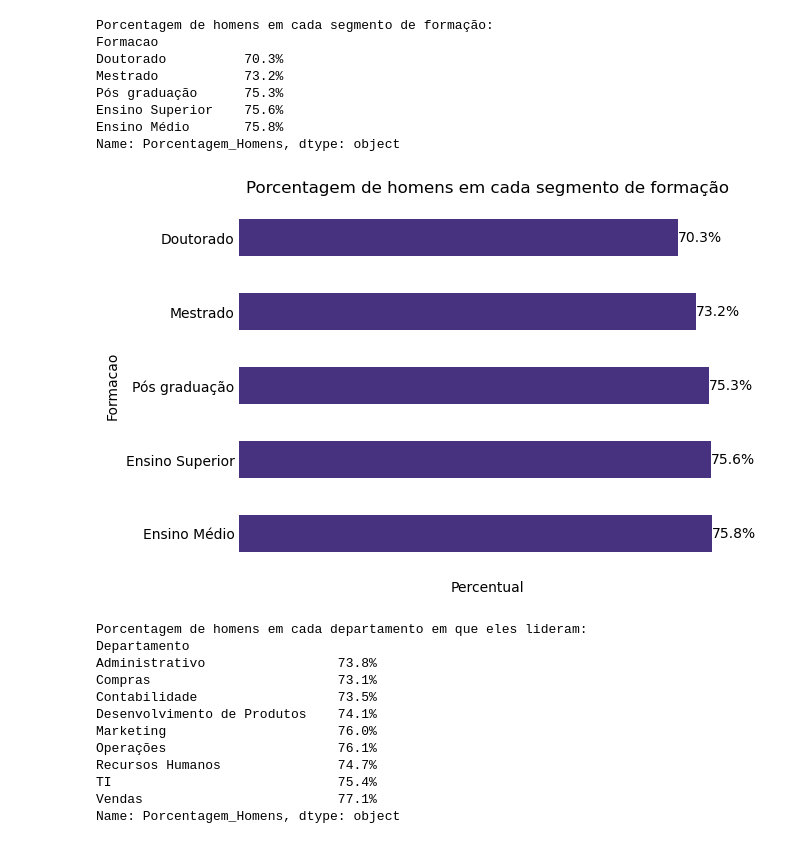
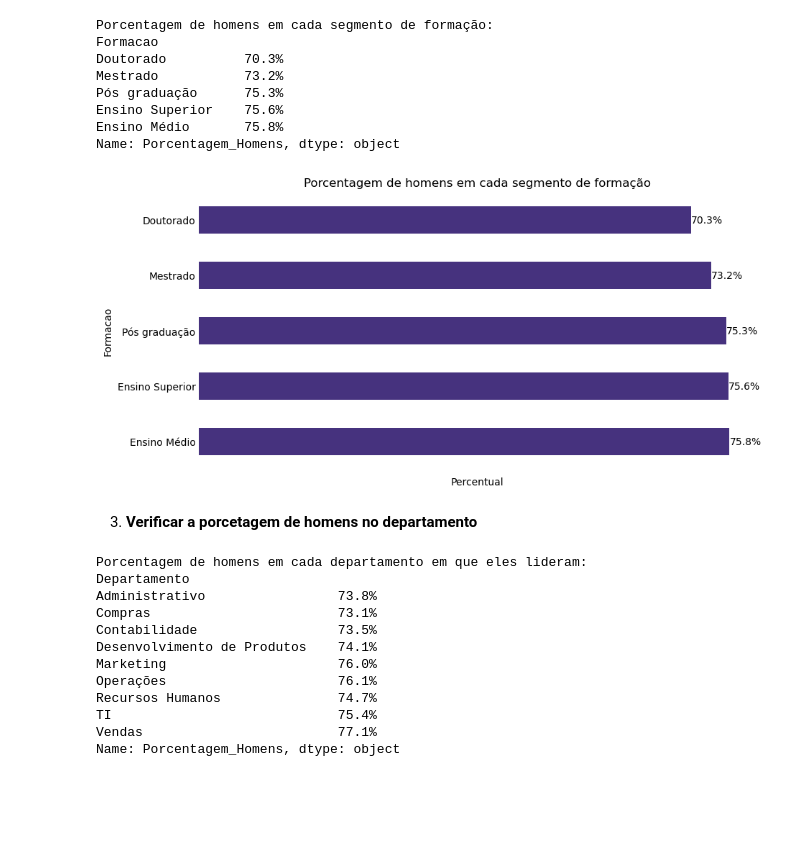
Before and after one commit to pedrolustosab/AdaHack-Dados, a Jupyter notebook: Análise Exploratória.ipynb, the cells around one changed output. Cells and saved outputs as stored; diff of their text form; code cells hidden in the pictures; blank space fills up the shorter version.

```diff
--- a/Análise Exploratória.ipynb
+++ b/Análise Exploratória.ipynb
@@ -182,6 +182,12 @@ Distribuição de gênero na empresa:
 M: 74.9%
 F: 25.1%
 # %%
+# Definir a paleta de cores Viridian
+sns.set_palette("viridis")
+
+# Criar a figura com o tamanho especificado
+plt.figure(figsize=(10, 5))
+
 # Plotar o gráfico de barras horizontais
 bars = genero_distribuicao.plot(kind='barh')
 
@@ -241,39 +247,47 @@ Ensino Superior    75.6%
 Ensino Médio       75.8%
 Name: Porcentagem_Homens, dtype: object
 # %%
+# Definir a paleta de cores Viridian
+sns.set_palette("viridis")
+
+# Criar a figura com o tamanho especificado
+plt.figure(figsize=(10, 5))
+
 # Definir a ordem desejada de formação
 ordem_formacao = ['Ensino Médio', 'Ensino Superior', 'Pós graduação', 'Mestrado', 'Doutorado']
 
 # Ordenar o DataFrame pela coluna 'Porcentagem_Homens' em ordem decrescente
 segmento_genero_ordenado = segmento_genero.sort_values(by='Porcentagem_Homens', ascending=False)
 
 # Plotar o gráfico de barras horizontais
 bars = segmento_genero_ordenado['Porcentagem_Homens'].plot(kind='barh')
 
 # Adicionar as etiquetas com os valores de porcentagem em cada barra
 for bar in bars.patches:
     # Obter as coordenadas x e y da barra
     x = bar.get_width()
     y = bar.get_y() + bar.get_height() / 2
 
     # Formatar a porcentagem
     label = '{:.1f}%'.format(x)
 
     # Adicionar o texto na barra
     plt.text(x, y, label, ha='left', va='center')
 
 plt.box(False) # removendo as bordas
 plt.xticks([])
 plt.tick_params(axis='y', length= 0) # removendo o tick (-) do eixo y
 
 # Adicionar título e rótulos dos eixos
 plt.title('Porcentagem de homens em cada segmento de formação')
 plt.xlabel('Percentual')
 
 # Exibir o gráfico
 plt.show()
 # %% [output]
-[figure, old version]
+[figure, new version]
+# %% [markdown]
+3. **Verificar a porcetagem de homens no departamento**
 # %%
 # Agrupando os dados por departamento e gênero e contando o número de ocorrências
 departamento_genero = df.groupby(['Departamento', 'Genero']).size().unstack(fill_value=0)
```
Also changed, not shown: parts of 6 cells of this notebook.
